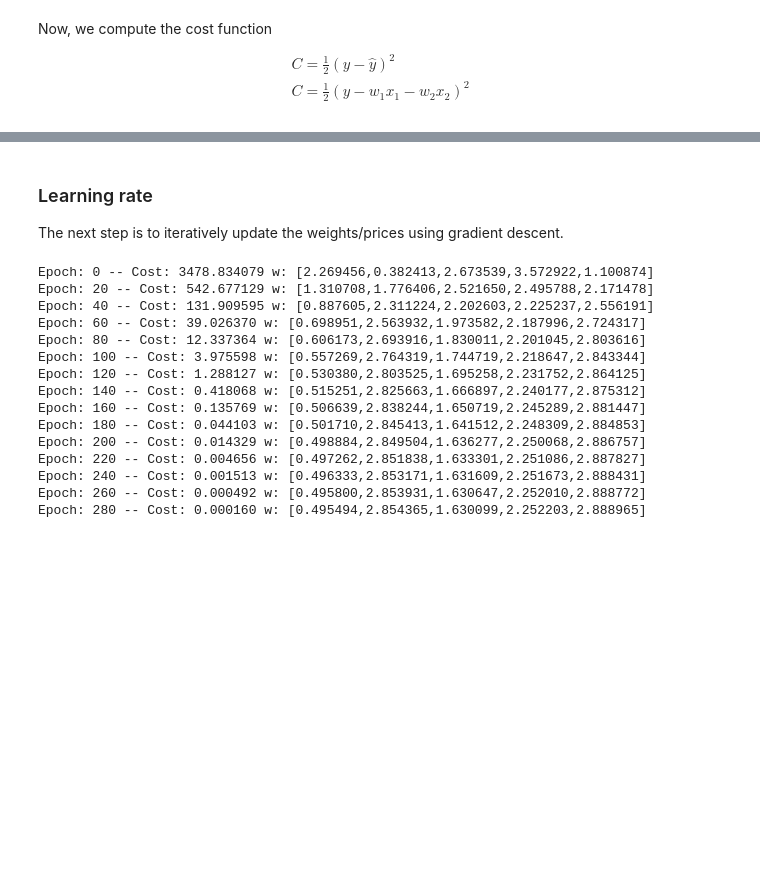
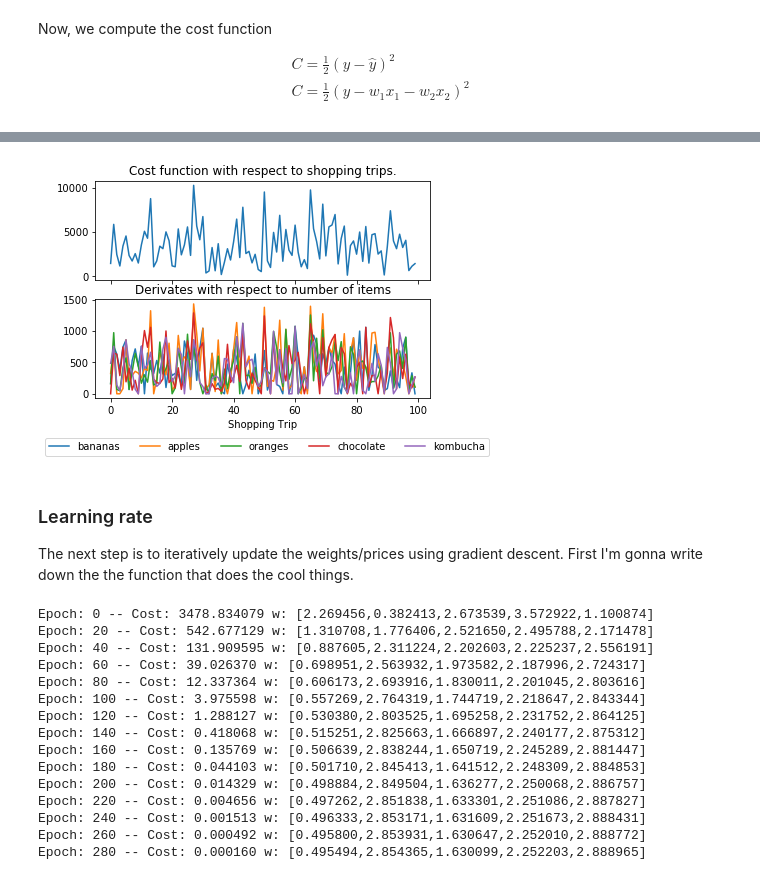
Before and after one commit to boltonhowes22/image-segmentation-ehg, a Jupyter notebook: week-01/single_perceptron_Lucas.ipynb, the cells around one changed output, grey strips where cells are left out. Cells and saved outputs as stored; diff of their text form; code cells hidden in the pictures; blank space fills up the shorter version.

```diff
--- a/week-01/single_perceptron_Lucas.ipynb
+++ b/week-01/single_perceptron_Lucas.ipynb
@@ -24,7 +11,7 @@ README.md  resources  week-00  week-01  week-02  week-04
 ### Load data from repository
 # %%
 import pandas as pd
-df = pd.read_csv('image-segmentation-ehg/week-01//grocery_training_data.csv')
+df = pd.read_csv('grocery_training_data.csv')
 df.head()
 # %% [output]
 |  | n_bananas | n_apples | n_oranges | n_chocolate | n_kombucha | total_price |
@@ -90,8 +77,8 @@ y_hat = np.dot(G,w)
 # %%
 import matplotlib.pyplot as plt
 
-C = .5 * (y - y_hat)**2
-dC = (y - y_hat)
+res = (y - y_hat)
+C = .5 * (res)**2
 dCdw = -G*dC[:,np.newaxis]
 
 fig, ax = plt.subplots(2,1, sharex=True)
@@ -109,6 +94,9 @@ plt.show()
+[figure, added]
 # %% [markdown]
 ### Learning rate
-The next step is to iteratively update the weights/prices using gradient descent.
+The next step is to iteratively update the weights/prices
+using gradient descent. First I'm gonna write down the
+the function that does the cool things.
 # %%
 def nn_batch(X,w,y,lr,n_epoch, single_updates=False):
   """Simple single perceptron Convolutional neural network
```
Also changed, not shown: parts of 7 cells of this notebook.
